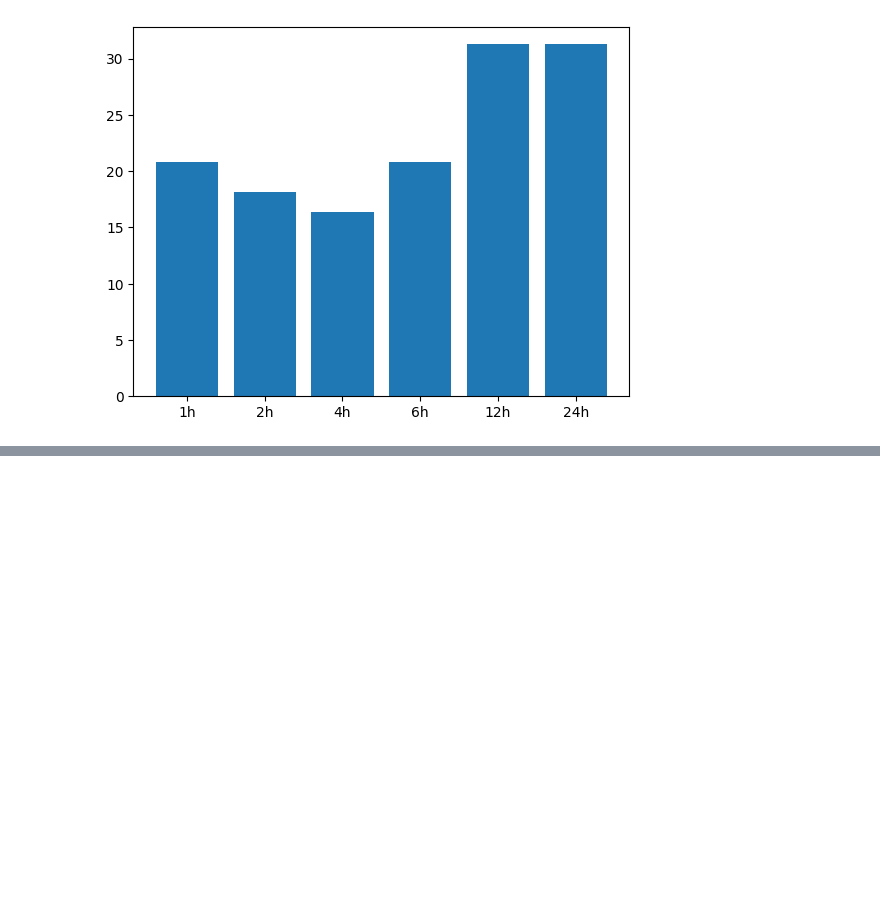
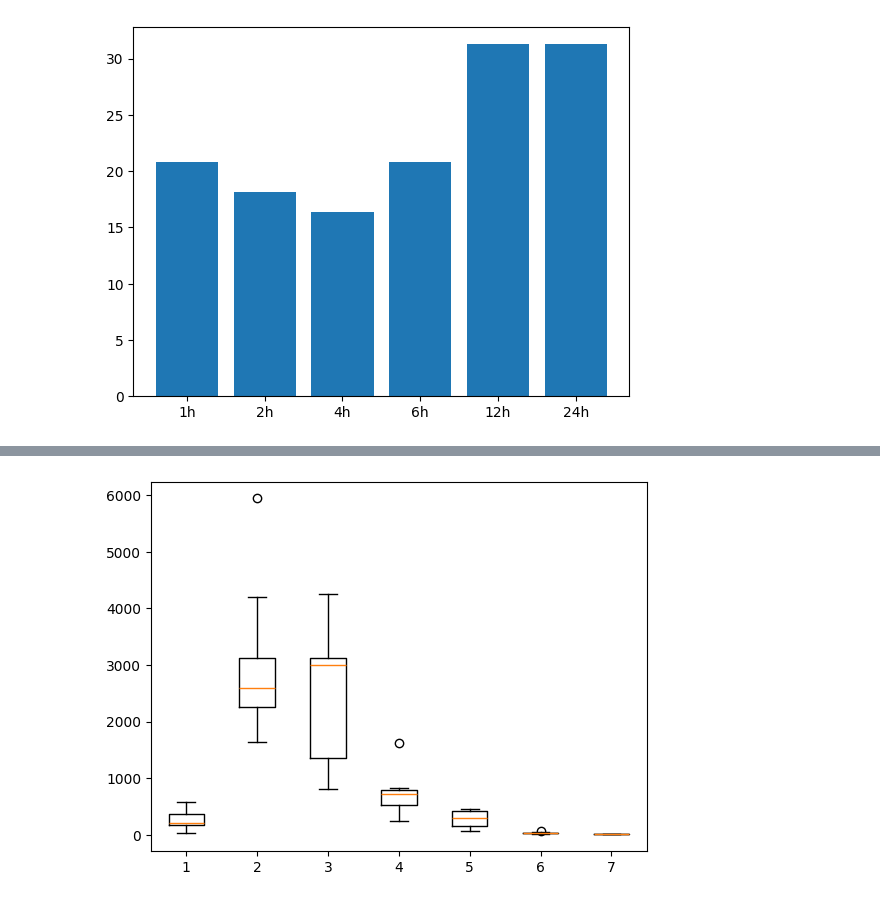
Before and after one commit to colabobio/teaching-materials, a Jupyter notebook: gsbs-bbs764/rnaseq_tpm_analysis.ipynb, the cells around one changed output, grey strips where cells are left out. Drawn from its saved outputs; the diff is of its cells as text; code cells hidden in the pictures; blank space fills up the shorter version.

```diff
--- a/gsbs-bbs764/rnaseq_tpm_analysis.ipynb
+++ b/gsbs-bbs764/rnaseq_tpm_analysis.ipynb
@@ -231,0 +143,5 @@ plt.plot(df_d09['time'], df_d09['PNMA1'])
+# %%
+plt.boxplot([expr_values[obs] for obs in obs_times.categories])
+plt.savefig("plt.pdf")
+# %% [output]
+[figure, added]
```
Also changed, not shown: parts of 24 cells of this notebook.
